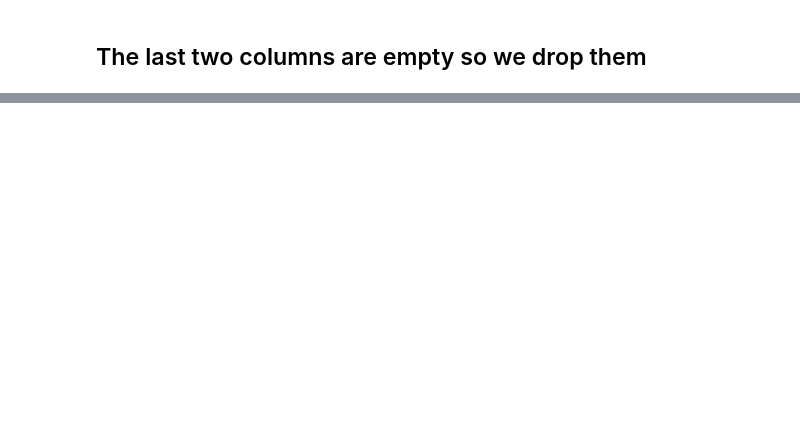
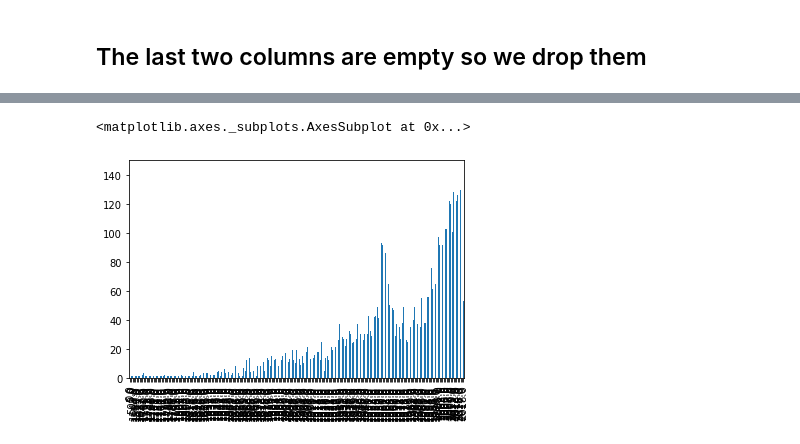
Before and after one commit to CarlosSanzDGP/Datasharks, a Jupyter notebook: Cleaning.ipynb, the cells around one changed output, grey strips where cells are left out. Cells and saved outputs as stored; diff of their text form; code cells hidden in the pictures; blank space fills up the shorter version.

```diff
--- a/Cleaning.ipynb
+++ b/Cleaning.ipynb
@@ -104,0 +137,2 @@ df = df.drop(columns=["Unnamed: 22", "Unnamed: 23"])
+# %%
+df = df.drop(columns=["pdf", "Investigator or Source","href formula", "href", "Case Number.1", "Case Number.2", "original order", "Case Number", "Location", "Time"])
@@ -104,0 +187,6 @@ df = df.drop(columns=["Unnamed: 22", "Unnamed: 23"])
+# %%
+
+
+# Ordena las columnas alfabéticamente
+df = df[sorted(df.columns)]
+df
@@ -104,0 +215,2 @@ df = df.drop(columns=["Unnamed: 22", "Unnamed: 23"])
+# %%
+df = df.dropna(how='any', subset=["Country", 'Year'])
@@ -104,0 +250,8 @@ df = df.drop(columns=["Unnamed: 22", "Unnamed: 23"])
+# %%
+
+
+%matplotlib inline
+df.Year.value_counts().sort_index().plot.bar()
+# %% [output]
+<matplotlib.axes._subplots.AxesSubplot at 0x...>
+[figure, added]
```
Also changed, not shown: parts of 20 cells of this notebook.
